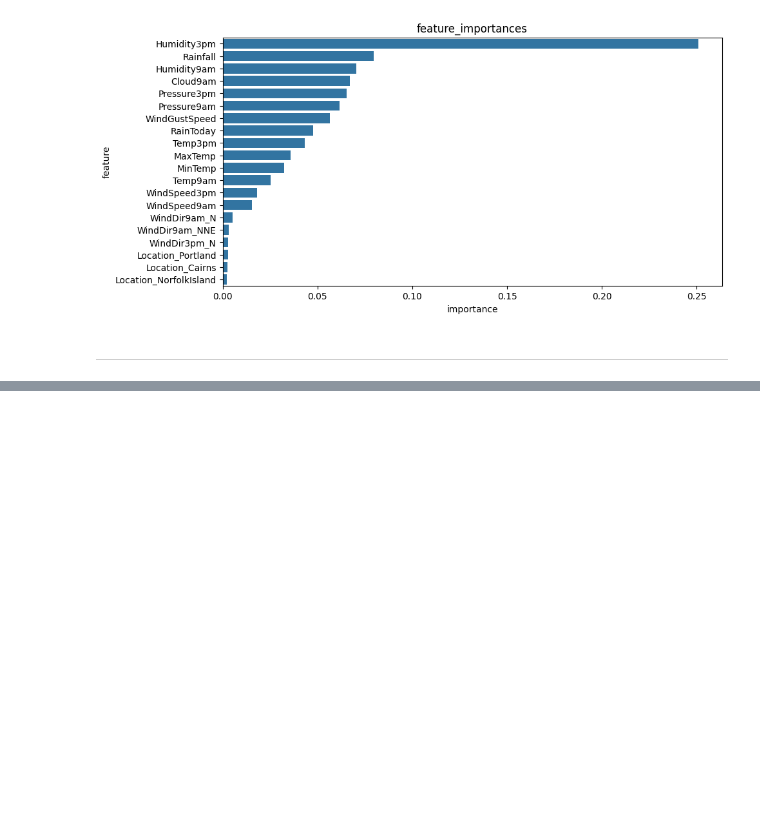
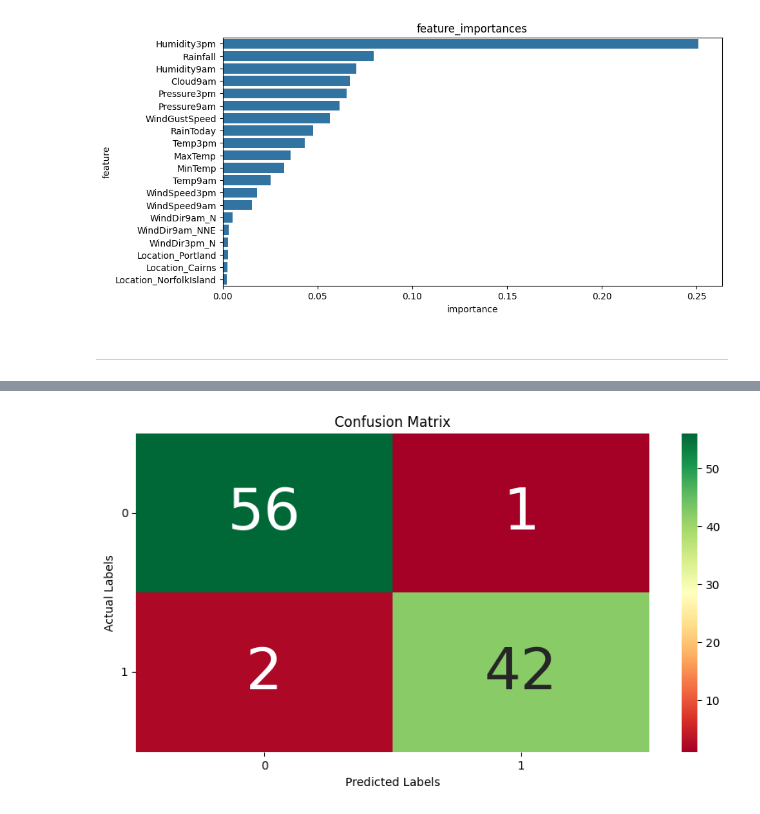
Before and after one commit to Blooodniy/SF_DS, a Jupyter notebook: MATH&ML/MATH&ML-9. Математика ансамблевых методов/MATH&ML-9.ipynb, the cells around one changed output, grey strips where cells are left out. Drawn from its saved outputs; the diff is of its cells as text; code cells hidden in the pictures; blank space fills up the shorter version.

```diff
--- a/MATH&ML/MATH&ML-9. Математика ансамблевых методов/MATH&ML-9.ipynb
+++ b/MATH&ML/MATH&ML-9. Математика ансамблевых методов/MATH&ML-9.ipynb
@@ -345,0 +465,9 @@ plt.show()
+# %%
+# Задание 6.5
+# Разбейте данные на обучающую и тестовую выборки в соотношении 80/20, параметр random_state = 26
+X = airpass_df.drop('satisfaction', axis=1)
+y = airpass_df['satisfaction']
+X_train, X_test, y_train, y_test = train_test_split(X, y, test_size=0.2, random_state=26)
+
+# Сколько наблюдений попало в тестовую выборку?
+y_test.shape
@@ -345,0 +572,14 @@ plt.show()
+# %%
+# Задание 6.11
+# Обучите алгоритм CatBoost. Как и XGBoost, будем обучать его с настройками по умолчанию и заданным random_state = 26
+# Какое значение метрики f1_score получилось? Ответ округлите до трёх знаков после точки-разделителя
+# Подсказка. Для того чтобы обучить алгоритм CatBoost, вам понадобится CatBoostClassifier() из библиотеки catboost, установленной ранее
+# Вся дальнейшая последовательность действий (обучение модели, предсказание, оценка качества) идентична другим алгоритмам, например логистической регрессии
+from catboost import CatBoostClassifier
+
+catboost = CatBoostClassifier(random_state=26)
+catboost.fit(X_train, y_train)
+y_train_pred_catboost = catboost.predict(X_train)
+y_test_pred_catboost = catboost.predict(X_test)
+print(f'\nTrain f1-score: {metrics.f1_score(y_train, y_train_pred_catboost):.3f}')
+print(f'Test f1-score: {metrics.f1_score(y_test, y_test_pred_catboost):.3f}')
@@ -345,0 +604,21 @@ plt.show()
+# %%
+# Задание 6.12
+# Выведите матрицу ошибок для алгоритма, который получил наилучшие показатели качества модели на обучающей выборке (будем считать, что оцениваем по f1_score)
+# Значения в матрице ошибок переведите в проценты от общего числа наблюдений в обучающей выборке и округлите до целых
+# Подсказка. Для того чтобы построить матрицу ошибок в CatBoost, необходимо использовать следующий шаблон:
+# get_confusion_matrix(модель, Pool(признаки обучающей выборки, целевая переменная обучающей выборки))
+from catboost import Pool
+from catboost.utils import get_confusion_matrix
+
+cm = get_confusion_matrix(catboost, Pool(X_train, y_train))
+cmr = np.round(cm / cm.sum() * 100)
+
+fig, ax = plt.subplots(figsize=(10, 5))
+fig = sns.heatmap(cmr, cmap='RdYlGn', annot=True, annot_kws={"size": 50})
+ax.set_title('Confusion Matrix')
+ax.set_xlabel('Predicted Labels')
+ax.set_ylabel('Actual Labels')
+plt.yticks(rotation=0)
+plt.show()
+# %% [output]
+[figure, added]
```
Also changed, not shown: parts of 25 cells of this notebook, 6 other files.
